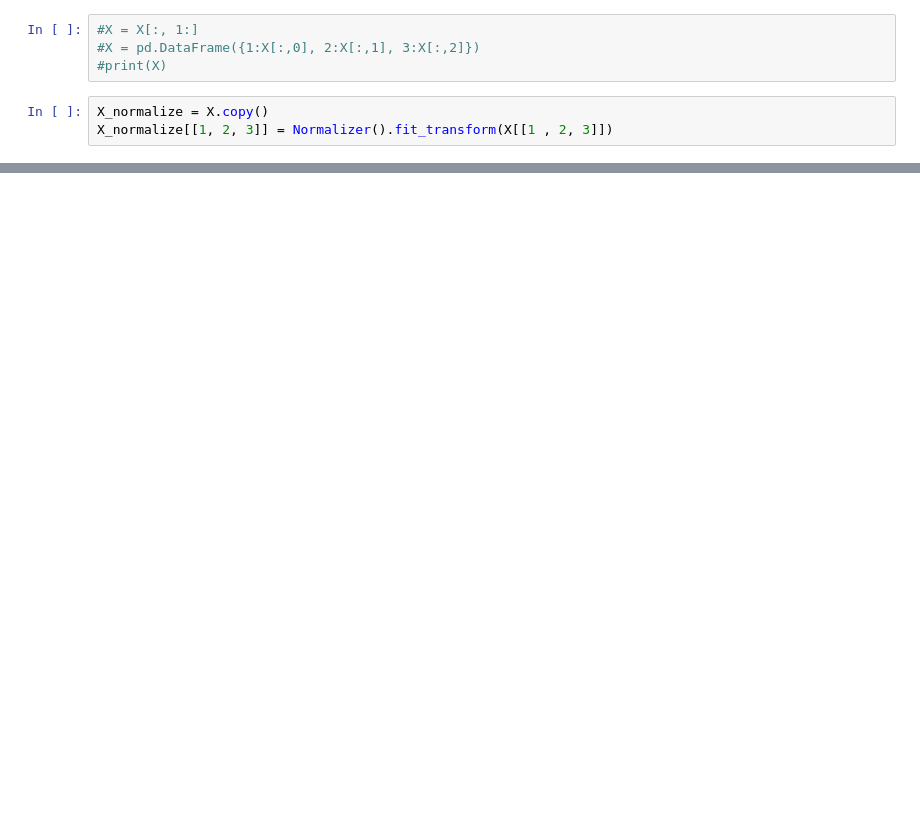
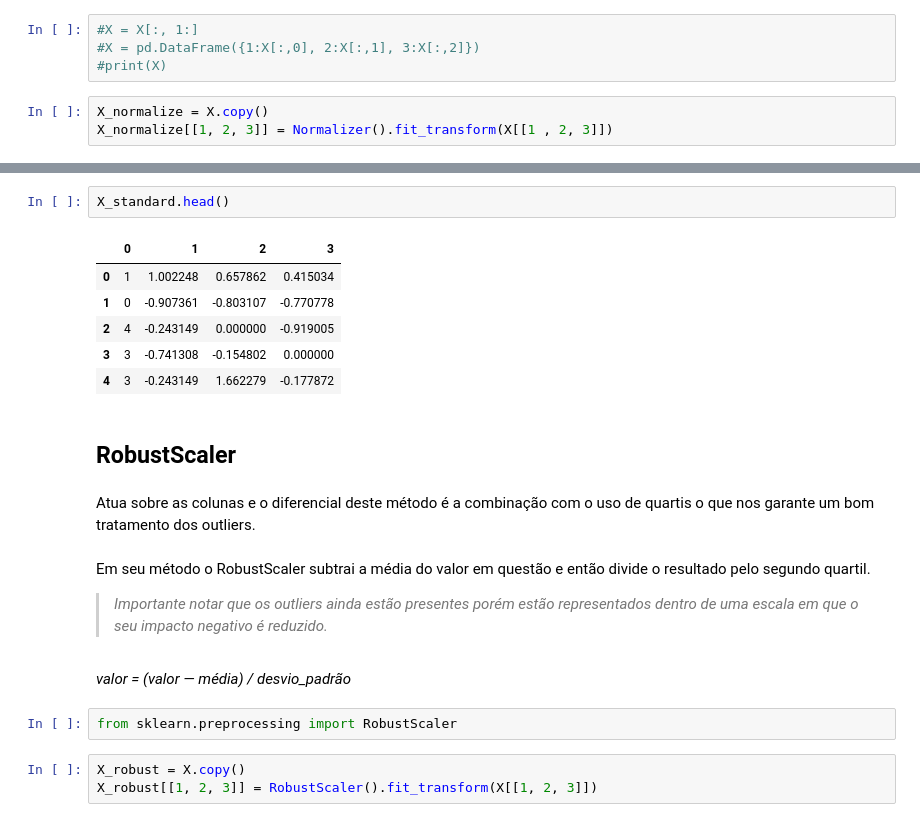
Before and after one commit to BrnCode/Pre-processamento-completo-em-python, a Jupyter notebook: Pré_processameto_de_dados.ipynb, the cells around one changed output, grey strips where cells are left out. Cells and saved outputs as stored; diff of their text form; blank space fills up the shorter version.

```diff
--- a/Pré_processameto_de_dados.ipynb
+++ b/Pré_processameto_de_dados.ipynb
@@ -311,0 +347,24 @@ X_normalize.head()
+# %%
+X_standard.head()
+# %% [output]
+|  | 0 | 1 | 2 | 3 |
+| 0 | 1 | 1.002248 | 0.657862 | 0.415034 |
+| 1 | 0 | -0.907361 | -0.803107 | -0.770778 |
+| 2 | 4 | -0.243149 | 0.000000 | -0.919005 |
+| 3 | 3 | -0.741308 | -0.154802 | 0.000000 |
+| 4 | 3 | -0.243149 | 1.662279 | -0.177872 |
+# %% [markdown]
+## RobustScaler
+# %% [markdown]
+Atua sobre as colunas e o diferencial deste método é a combinação com o uso de quartis o que nos garante um bom tratamento dos outliers.
+# %% [markdown]
+Em seu método o RobustScaler subtrai a média do valor em questão e então divide o resultado pelo segundo quartil.
+
+> *Importante notar que os outliers ainda estão presentes porém estão representados dentro de uma escala em que o seu impacto negativo é reduzido.*
+# %% [markdown]
+*valor = (valor — média) / desvio_padrão*
+# %%
+from sklearn.preprocessing import RobustScaler
+# %%
+X_robust = X.copy()
+X_robust[[1, 2, 3]] = RobustScaler().fit_transform(X[[1, 2, 3]])
```
Also changed, not shown: parts of 73 cells of this notebook.
